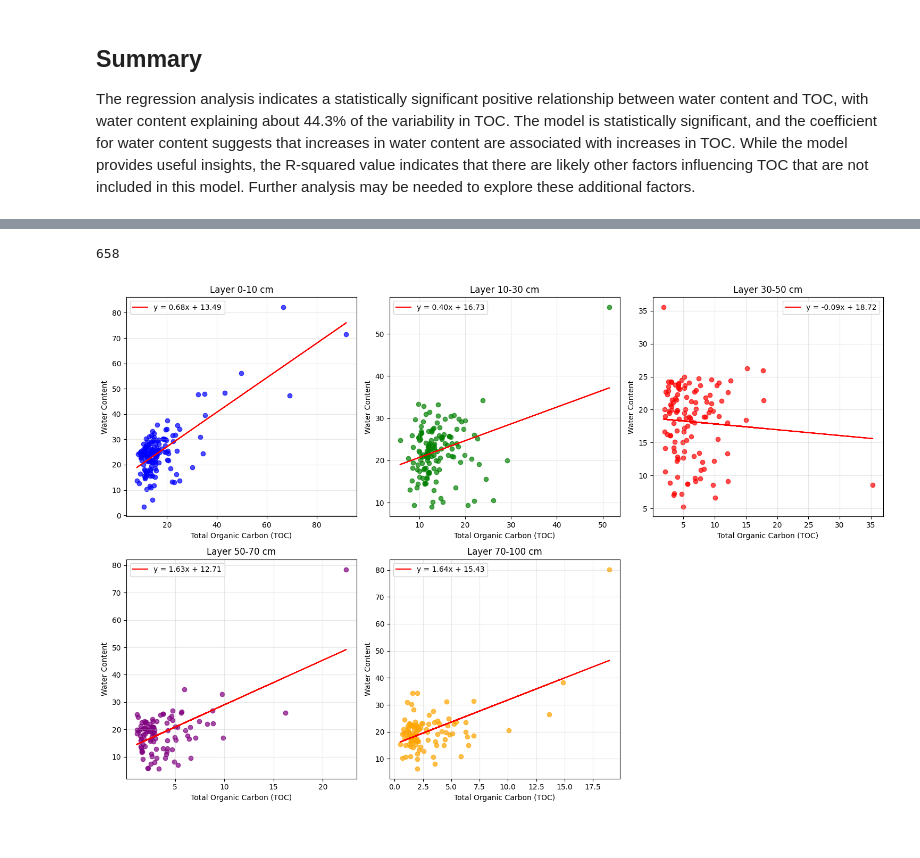
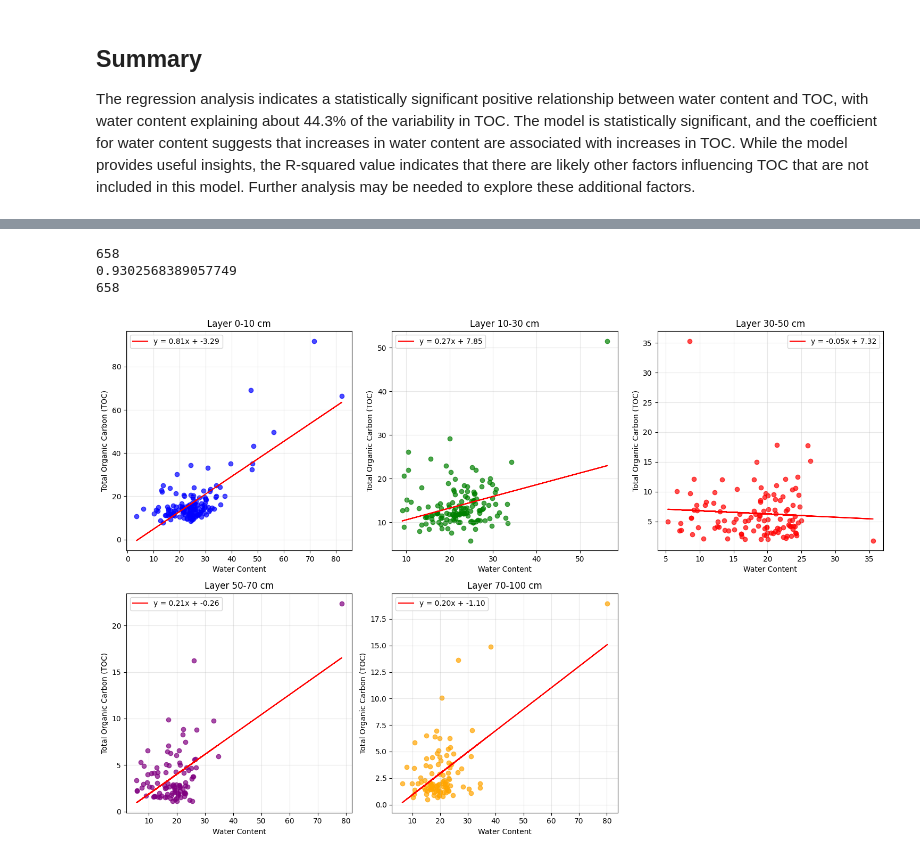
Before and after one commit to ostadsgo/cbm, a Jupyter notebook: DA-Carbon.ipynb, the cells around one changed output, grey strips where cells are left out. Cells and saved outputs as stored; diff of their text form; code cells hidden in the pictures.

```diff
--- a/DA-Carbon.ipynb
+++ b/DA-Carbon.ipynb
@@ -376,5 +654,9 @@ Name: count, Length: 1261, dtype: int64
 # -----------------------------------
 sand_texture = ["Ss", "Su2", "Sl2", "Sl3", "St2", "Su3", "Su4", "Slu", "Sl4", "St3", "fS", "fSms", "mS", "mSgs", "gS", "mSfs"]
 df_sand = df_city[df_city['Soil texture class'].str.strip().isin(sand_texture)]
+
+
 print(len(df_sand))
+df_sand = df_sand[df_sand["TOC_percent"] < 12]
+df_sand["TOC_percent"].mean()
 # %% [output]
@@ -718,4 +1011,8 @@ Notes:
 loam_texture = ["Ls2", "Ls3",  "Ls4",  "Lt2",  "Lts", "Lu", "Lt3"]
 df_loam = df_city[df_city['Soil texture class'].str.strip().isin(loam_texture)]
 print(len(df_loam))
+df_loam = df_loam[df_loam["TOC_percent"] < 12]
+print(df_loam["TOC_percent"].mean())
+
+print(len(df_loam))
 # %% [output]
@@ -872,16 +1172,23 @@ Notes:
 # %%
 
 # schluff texture types (silt)
-schluff_texture = ["Uu", "Us", "Ut2", "Ut3", "Uls", "Ut4"]
-df_schluff = df_city[df_city['Soil texture class'].str.strip().isin(schluff_texture)]
+silt_texture = ["Uu", "Us", "Ut2", "Ut3", "Uls", "Ut4"]
+df_silt = df_city[df_city['Soil texture class'].str.strip().isin(silt_texture)]
 
-print(len(df_schluff))
-df_30_50 = df_schluff[(df_schluff["Layer upper limit"] >= 30) & (df_schluff["Layer lower limit"] <= 50)]
-# df_schluff.describe()
-# df_30_50["Layer upper limit"].value_counts()
-df_30_50.to_csv("schluff_30_50.csv")
+print(len(df_silt))
+# df_30_50 = df_silt[(df_silt["Layer upper limit"] >= 30) & (df_silt["Layer lower limit"] <= 50)]
+# # df_silt.describe()
+# # df_30_50["Layer upper limit"].value_counts()
+# df_30_50.to_csv("schluff_30_50.csv")
+
+df_silt = df_silt[df_silt["TOC_percent"] < 12]
+print(df_silt["TOC_percent"].mean())
+
+print(len(df_silt))
 # %% [output]
 658
+0.9302568389057749
+658
 # %%
 import matplotlib.pyplot as plt
 import numpy as np
@@ -899,7 +1206,7 @@ layer_ranges = [
 # Create a list of your DataFrames
 dfs = []
 for upper, lower in layer_ranges:
-    df_layer = df_schluff[(df_schluff["Layer upper limit"] == upper) & (df_schluff["Layer lower limit"] <= lower)]
+    df_layer = df_silt[(df_silt["Layer upper limit"] == upper) & (df_silt["Layer lower limit"] <= lower)]
     dfs.append((f"{upper}_{lower}", df_layer))
 
 
@@ -928,42 +1235,43 @@ for i, (name, dfx) in enumerate(dfs):
     ax = axes[i]
 
     if len(dfx) > 0:  # Only plot if DataFrame is not empty
-        # Scatter plot
-        ax.scatter(dfx['TOC'], dfx['Water content'], color=colors[i], alpha=0.7)
+        # Scatter plot (swapped x and y)
+        ax.scatter(dfx['Water content'], dfx['TOC'], color=colors[i], alpha=0.7)
 
         # Calculate and plot linear regression if we have enough data points
         if len(dfx) > 1:
-            slope, intercept = np.polyfit(dfx['TOC'], dfx['Water content'], 1)
-            regression_line = slope * dfx['TOC'] + intercept
-            ax.plot(dfx['TOC'], regression_line, color='red',
+            # Swap x and y in the polyfit function
+            slope, intercept = np.polyfit(dfx['Water content'], dfx['TOC'], 1)
+            regression_line = slope * dfx['Water content'] + intercept
+            ax.plot(dfx['Water content'], regression_line, color='red',
                    label=f'y = {slope:.2f}x + {intercept:.2f}')
 
         ax.set_title(f'Layer {name.replace("_", "-")} cm')
-        ax.set_xlabel('Total Organic Carbon (TOC)')
-        ax.set_ylabel('Water Content')
+        ax.set_ylabel('Total Organic Carbon (TOC)')  # Now y-axis is TOC
+        ax.set_xlabel('Water Content')  # Now x-axis is Water Content
         ax.grid(True, alpha=0.3)
         ax.legend()
 
         # Set the same axis limits for all plots
         # ax.set_xlim(x_min, x_max)
         # ax.set_ylim(y_min, y_max)
     else:
         ax.text(0.5, 0.5, 'No data available', ha='center', va='center', transform=ax.transAxes)
         ax.set_title(f'Layer {name.replace("_", "-")} cm')
 
         # Set the same axis limits for all plots
         # ax.set_xlim(x_min, x_max)
         # ax.set_ylim(y_min, y_max)
 
 # Remove any empty subplots if we have fewer than 6 DataFrames
 if len(dfs) < len(axes):
     for j in range(len(dfs), len(axes)):
         fig.delaxes(axes[j])
 
 plt.tight_layout()
 plt.show()
 # %% [output]
-[figure, old version]
+[figure, new version]
 # %%
 import statsmodels.api as sm
 import pandas as pd
```
Also changed, not shown: parts of 53 cells of this notebook, 3 other files.
